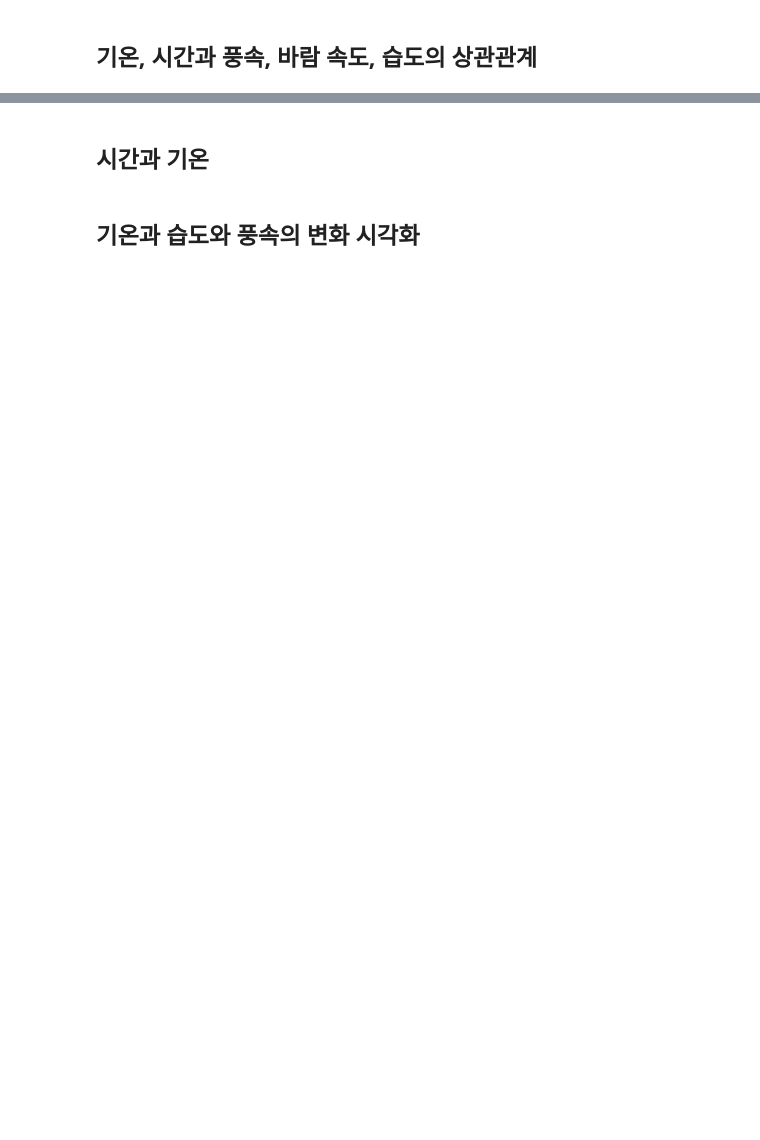
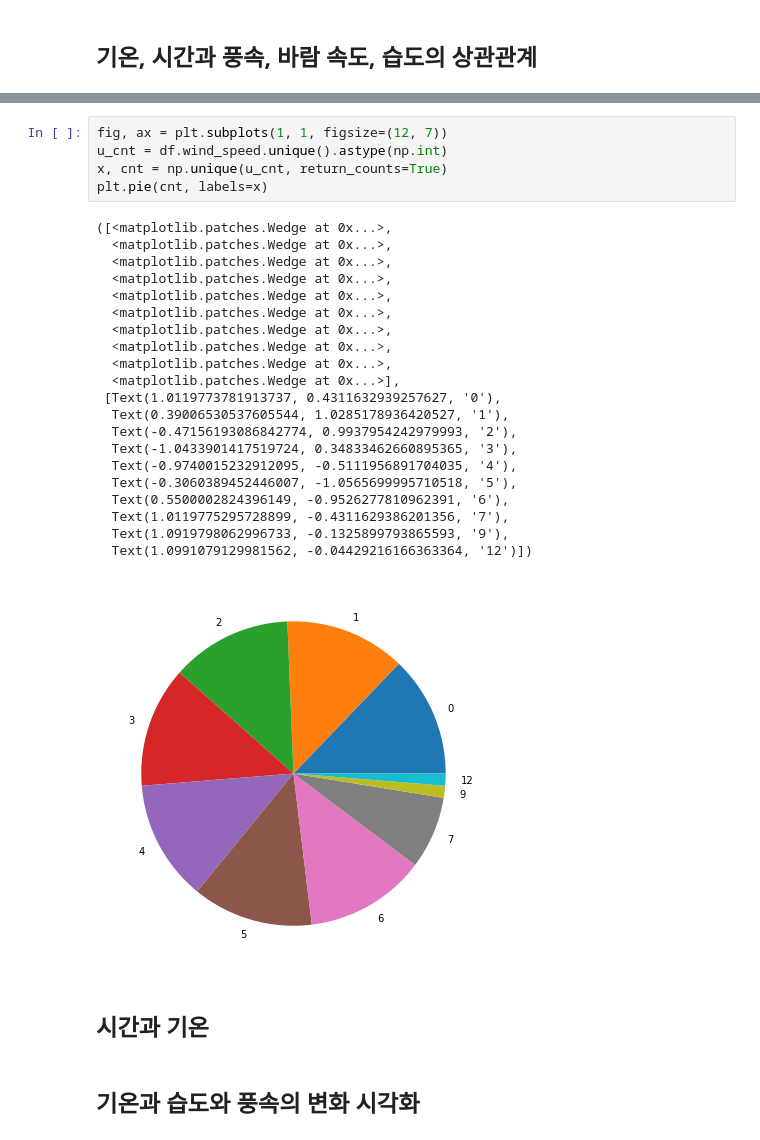
Before and after one commit to wiv33/A-Learning-python, a Jupyter notebook: machine-learning/_000_hello_machine/_000_basic/_003_tensorflow_cuk_edu/_002_2_ml/_002_weather_analysis.ipynb, the cells around one changed output, grey strips where cells are left out. Drawn from its saved outputs; the diff is of its cells as text; blank space fills up the shorter version.

```diff
--- a/machine-learning/_000_hello_machine/_000_basic/_003_tensorflow_cuk_edu/_002_2_ml/_002_weather_analysis.ipynb
+++ b/machine-learning/_000_hello_machine/_000_basic/_003_tensorflow_cuk_edu/_002_2_ml/_002_weather_analysis.ipynb
@@ -504,3 +573,30 @@ df.wind_speed.unique()
+# %%
+fig, ax = plt.subplots(1, 1, figsize=(12, 7))
+u_cnt = df.wind_speed.unique().astype(np.int)
+x, cnt = np.unique(u_cnt, return_counts=True)
+plt.pie(cnt, labels=x)
+# %% [output]
+([<matplotlib.patches.Wedge at 0x...>,
+  <matplotlib.patches.Wedge at 0x...>,
+  <matplotlib.patches.Wedge at 0x...>,
+  <matplotlib.patches.Wedge at 0x...>,
+  <matplotlib.patches.Wedge at 0x...>,
+  <matplotlib.patches.Wedge at 0x...>,
+  <matplotlib.patches.Wedge at 0x...>,
+  <matplotlib.patches.Wedge at 0x...>,
+  <matplotlib.patches.Wedge at 0x...>,
+  <matplotlib.patches.Wedge at 0x...>],
+ [Text(1.0119773781913737, 0.4311632939257627, '0'),
+  Text(0.39006530537605544, 1.0285178936420527, '1'),
+  Text(-0.47156193086842774, 0.9937954242979993, '2'),
+  Text(-1.0433901417519724, 0.34833462660895365, '3'),
+  Text(-0.9740015232912095, -0.5111956891704035, '4'),
+  Text(-0.3060389452446007, -1.0565699995710518, '5'),
+  Text(0.5500002824396149, -0.9526277810962391, '6'),
+  Text(1.0119775295728899, -0.4311629386201356, '7'),
+  Text(1.0919798062996733, -0.1325899793865593, '9'),
+  Text(1.0991079129981562, -0.04429216166363364, '12')])
+[figure, added]
 # %% [markdown]
 ## 시간과 기온
 # %% [markdown]
```
Also changed, not shown: parts of 12 cells of this notebook.
